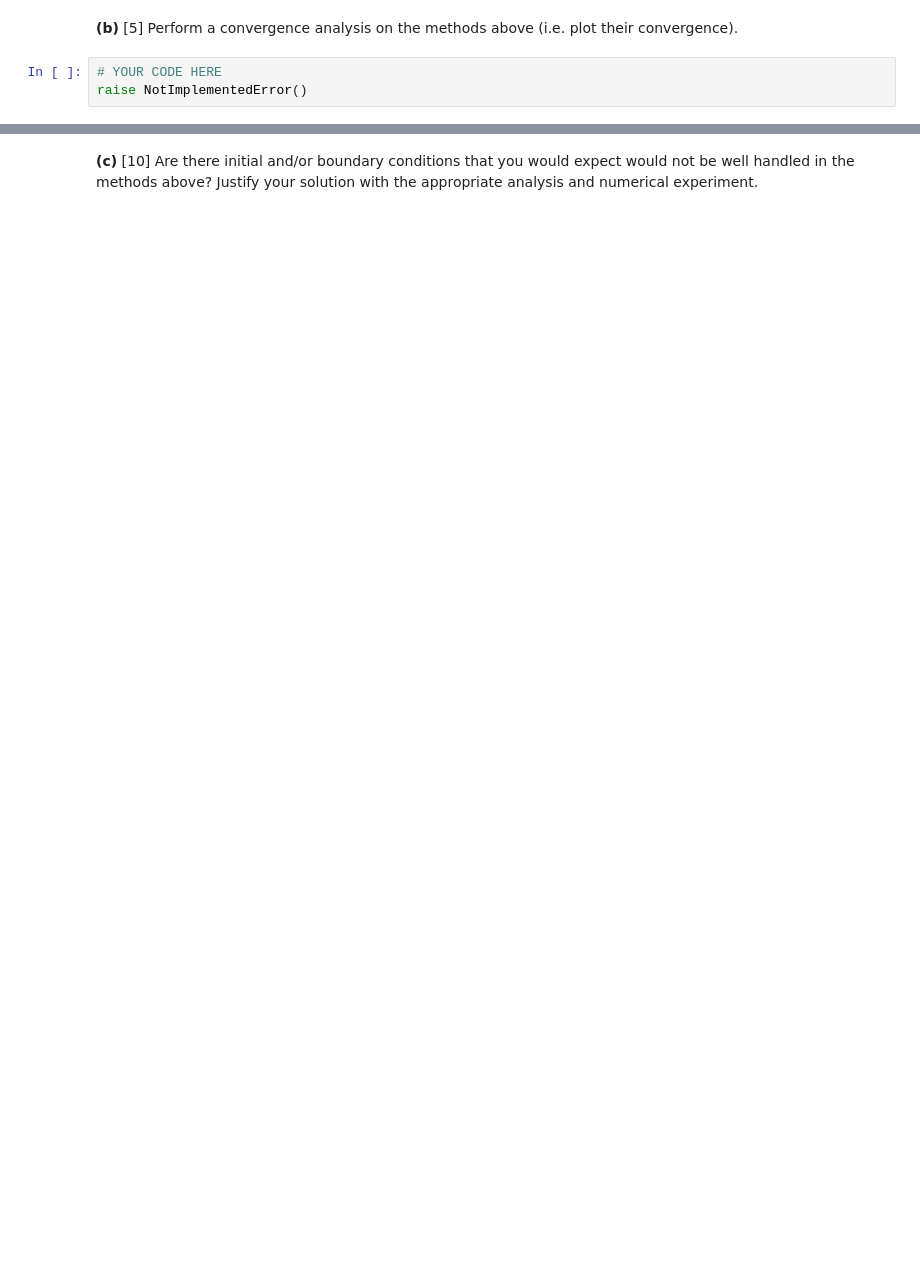
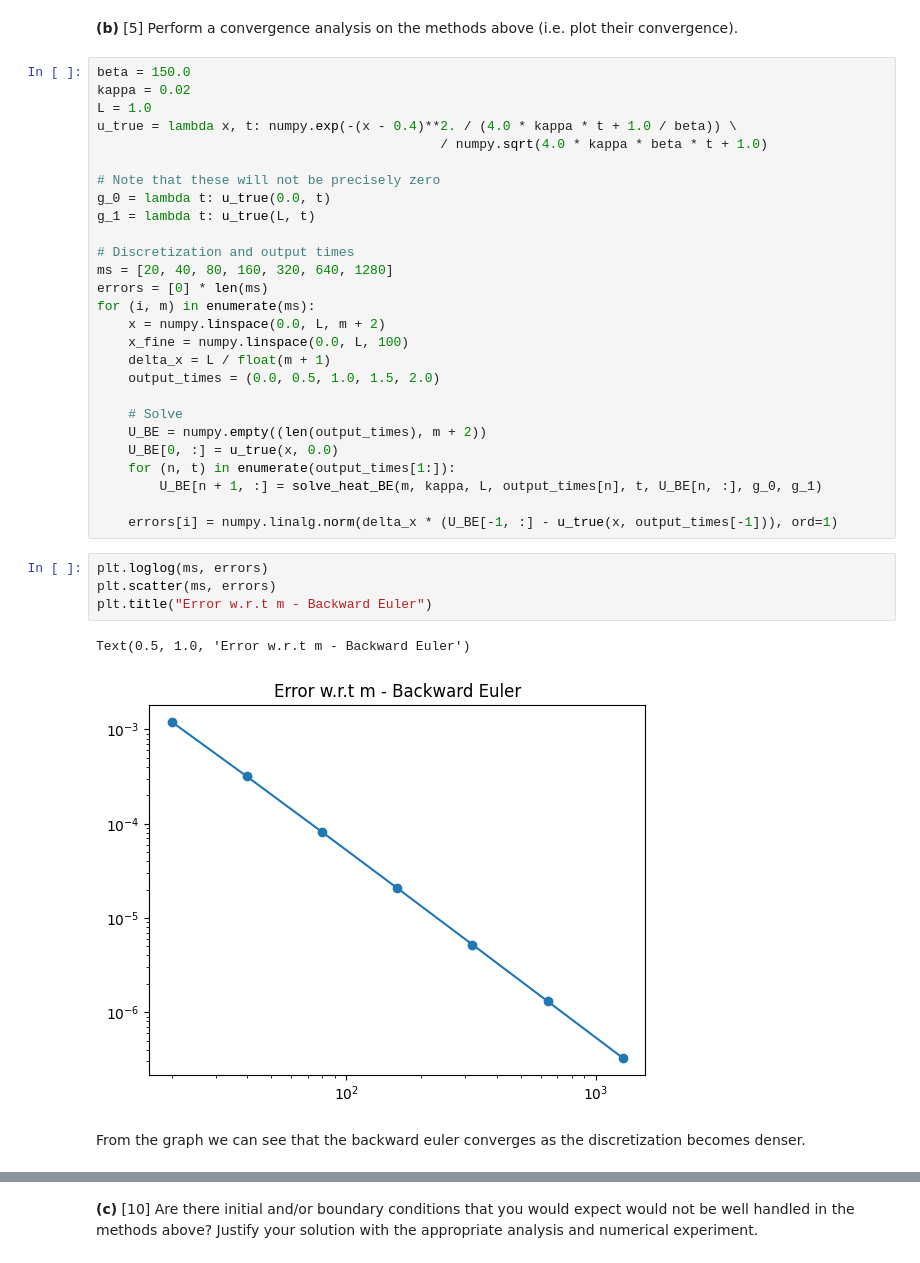
Before and after one commit to nekomiya-kasane/exercises, a Jupyter notebook: 2023-04-12-Python-Numeric-Analysis/hw5_parabolic.ipynb, the cells around one changed output, grey strips where cells are left out. Cells and saved outputs as stored; diff of their text form; blank space fills up the shorter version.

```diff
--- a/2023-04-12-Python-Numeric-Analysis/hw5_parabolic.ipynb
+++ b/2023-04-12-Python-Numeric-Analysis/hw5_parabolic.ipynb
@@ -320,5 +523,38 @@ plt.show()
 # %% [markdown]
 **(b)** [5] Perform a convergence analysis on the methods above (i.e. plot their convergence).
-# %%
-# YOUR CODE HERE
-raise NotImplementedError()
+# %%
+beta = 150.0
+kappa = 0.02
+L = 1.0
+u_true = lambda x, t: numpy.exp(-(x - 0.4)**2. / (4.0 * kappa * t + 1.0 / beta)) \
+                                            / numpy.sqrt(4.0 * kappa * beta * t + 1.0)
+
+# Note that these will not be precisely zero
+g_0 = lambda t: u_true(0.0, t)
+g_1 = lambda t: u_true(L, t)
+
+# Discretization and output times
+ms = [20, 40, 80, 160, 320, 640, 1280]
+errors = [0] * len(ms)
+for (i, m) in enumerate(ms):
+    x = numpy.linspace(0.0, L, m + 2)
+    x_fine = numpy.linspace(0.0, L, 100)
+    delta_x = L / float(m + 1)
+    output_times = (0.0, 0.5, 1.0, 1.5, 2.0)
+
+    # Solve
+    U_BE = numpy.empty((len(output_times), m + 2))
+    U_BE[0, :] = u_true(x, 0.0)
+    for (n, t) in enumerate(output_times[1:]):
+        U_BE[n + 1, :] = solve_heat_BE(m, kappa, L, output_times[n], t, U_BE[n, :], g_0, g_1)
+
+    errors[i] = numpy.linalg.norm(delta_x * (U_BE[-1, :] - u_true(x, output_times[-1])), ord=1)
+# %%
+plt.loglog(ms, errors)
+plt.scatter(ms, errors)
+plt.title("Error w.r.t m - Backward Euler")
+# %% [output]
+Text(0.5, 1.0, 'Error w.r.t m - Backward Euler')
+[figure, added]
+# %% [markdown]
+From the graph we can see that the backward euler converges as the discretization becomes denser.
```
Also changed, not shown: parts of 29 cells of this notebook, 4 other files.
